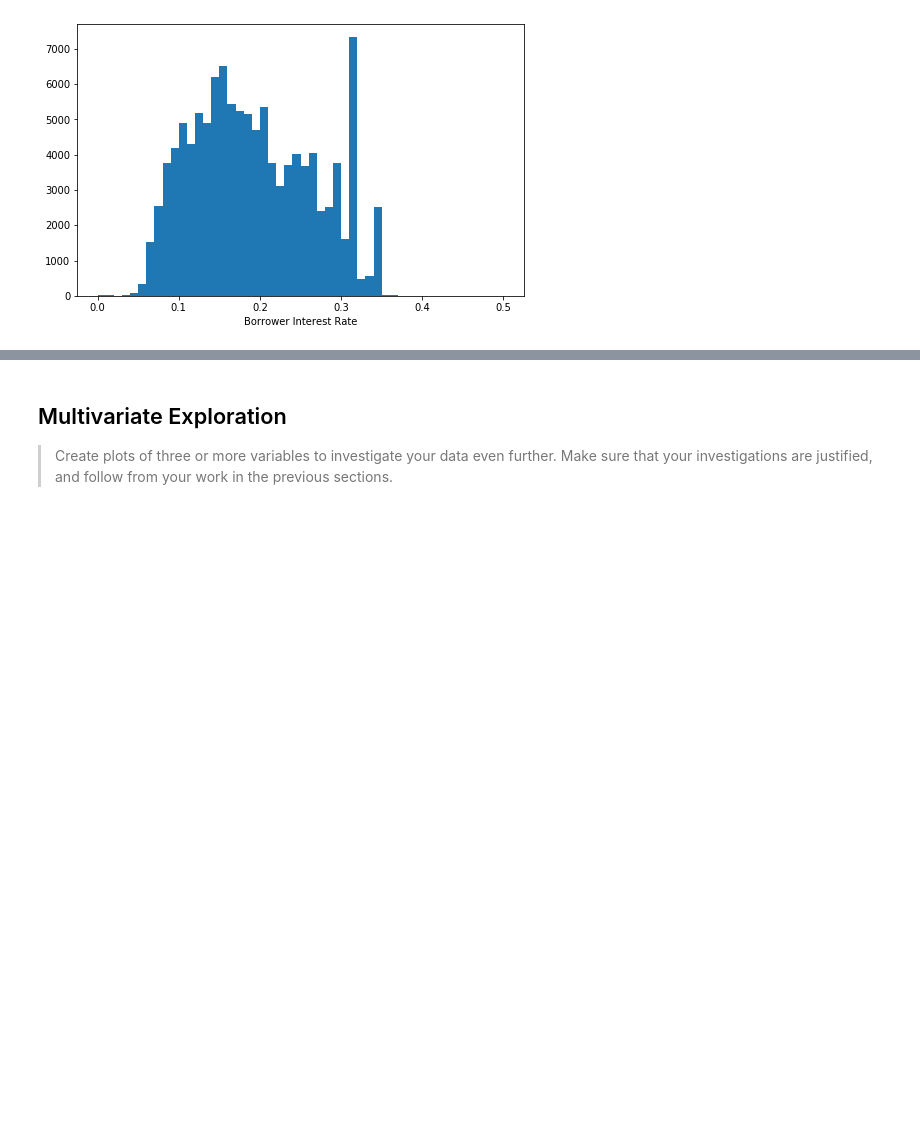
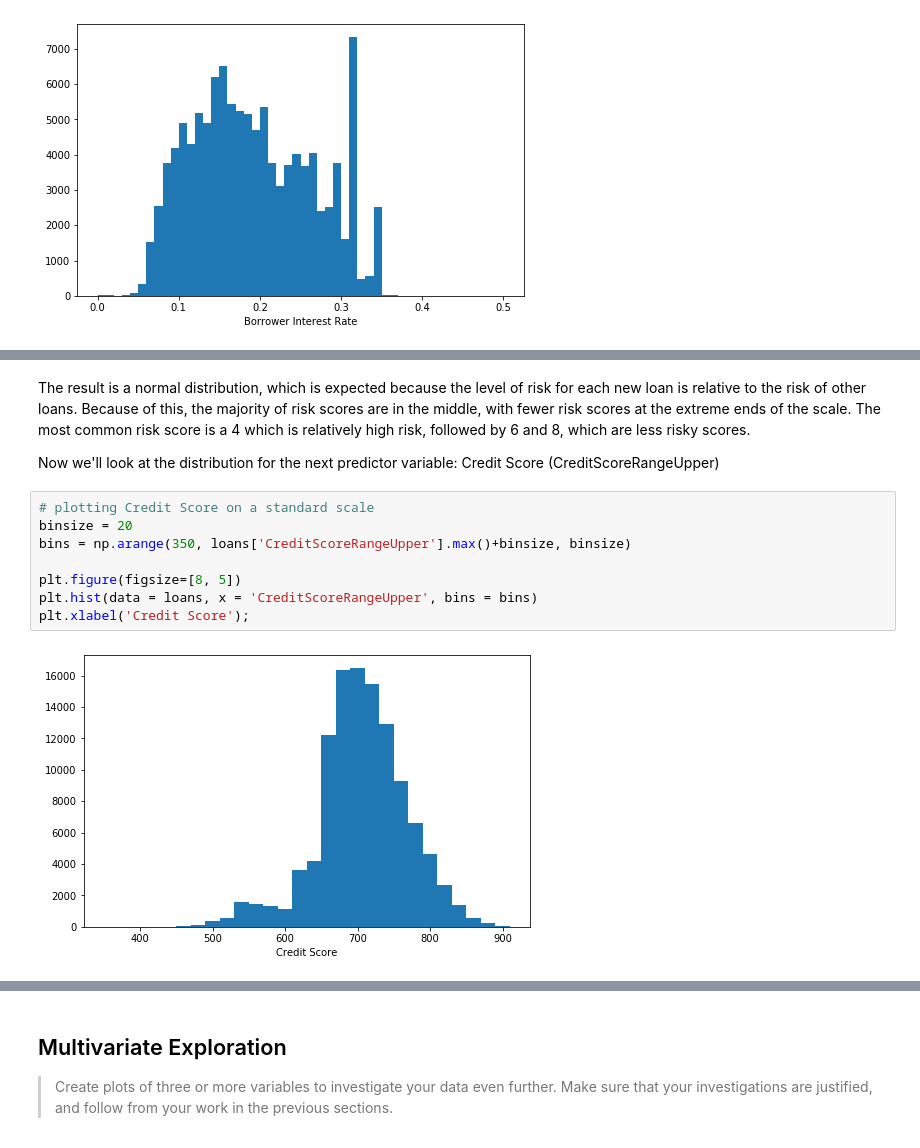
Before and after one commit to PhilipKarns/prosper_loan_data_visualization, a Jupyter notebook: prospect_loan_data_visualization.ipynb, the cells around one changed output, grey strips where cells are left out. Saved outputs shown, nothing was run; the diff lists cells and outputs as text; blank space fills up the shorter version.

```diff
--- a/prospect_loan_data_visualization.ipynb
+++ b/prospect_loan_data_visualization.ipynb
@@ -106,0 +153,14 @@ you plan on investigating next.
+# %% [markdown]
+The result is a normal distribution, which is expected because the level of risk for each new loan is relative to the risk of other loans. Because of this, the majority of risk scores are in the middle, with fewer risk scores at the extreme ends of the scale. The most common risk score is a 4 which is relatively high risk, followed by 6 and 8, which are less risky scores.
+
+Now we'll look at the distribution for the next predictor variable: Credit Score (CreditScoreRangeUpper)
+# %%
+# plotting Credit Score on a standard scale
+binsize = 20
+bins = np.arange(350, loans['CreditScoreRangeUpper'].max()+binsize, binsize)
+
+plt.figure(figsize=[8, 5])
+plt.hist(data = loans, x = 'CreditScoreRangeUpper', bins = bins)
+plt.xlabel('Credit Score');
+# %% [output]
+[figure, added]
```
Also changed, not shown: parts of 45 cells of this notebook.
